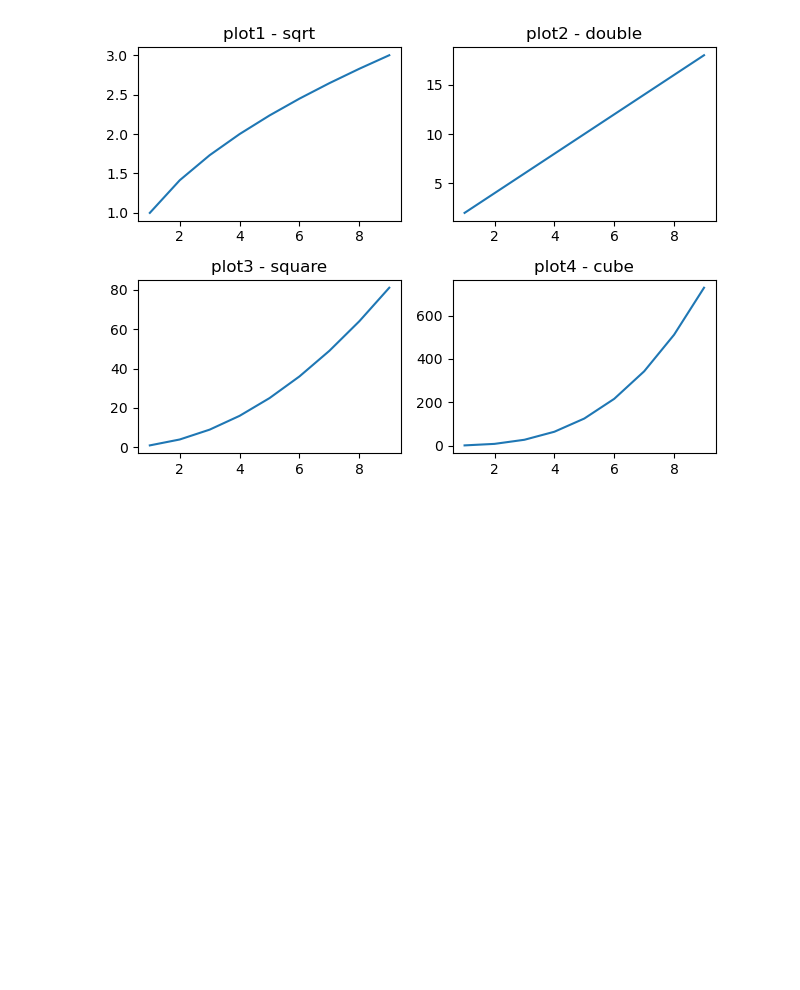
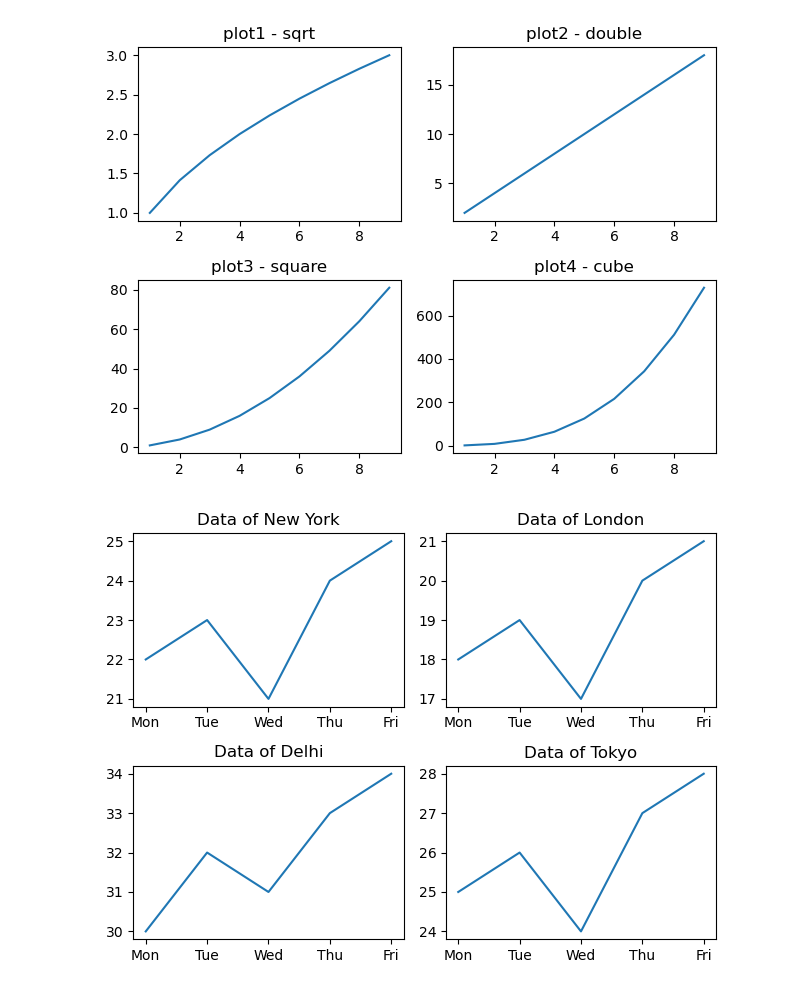
Before and after one commit to kv1029/AI_ML, a Jupyter notebook: 05_dataVisualization/Visualize.ipynb, the cells around one changed output. Saved outputs shown, nothing was run; the diff lists cells and outputs as text; code cells hidden in the pictures; blank space fills up the shorter version.

```diff
--- a/05_dataVisualization/Visualize.ipynb
+++ b/05_dataVisualization/Visualize.ipynb
@@ -179,3 +179,19 @@ plt.title("plot4 - cube")
 plt.tight_layout()
 # %% [output]
 [figure]
+# %%
+days = ["Mon", "Tue", "Wed", "Thu", "Fri"]
+cities = ["New York", "London", "Delhi", "Tokyo"]
+temperatures = [
+    [22, 23, 21, 24, 25],  # New York
+    [18, 19, 17, 20, 21],  # London
+    [30, 32, 31, 33, 34],  # Delhi
+    [25, 26, 24, 27, 28]   # Tokyo
+]
+for i in range(0,len(temperatures)):
+    plt.subplot(2,2,i+1)
+    plt.plot(days,temperatures[i])
+    plt.title(f"Data of {cities[i]}")
+    plt.tight_layout()
+# %% [output]
+[figure, added]
```
Also changed, not shown: parts of 1 cell of this notebook, 1 other file.
